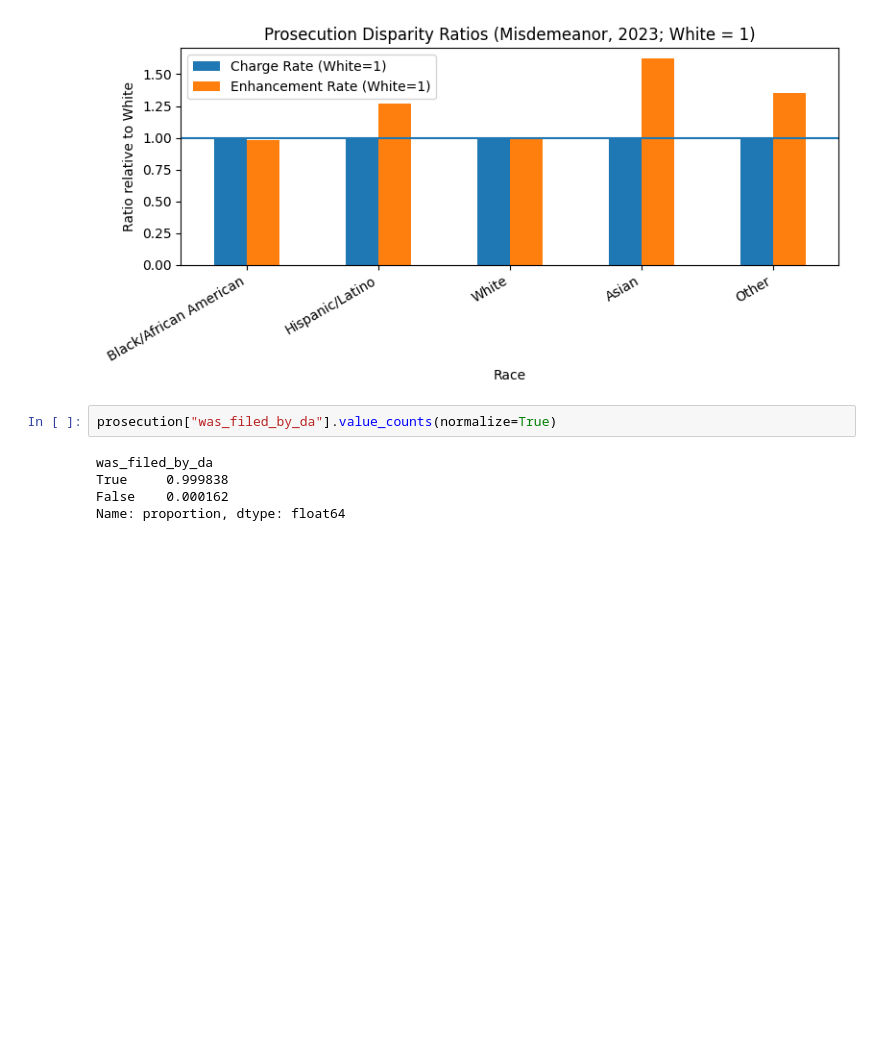
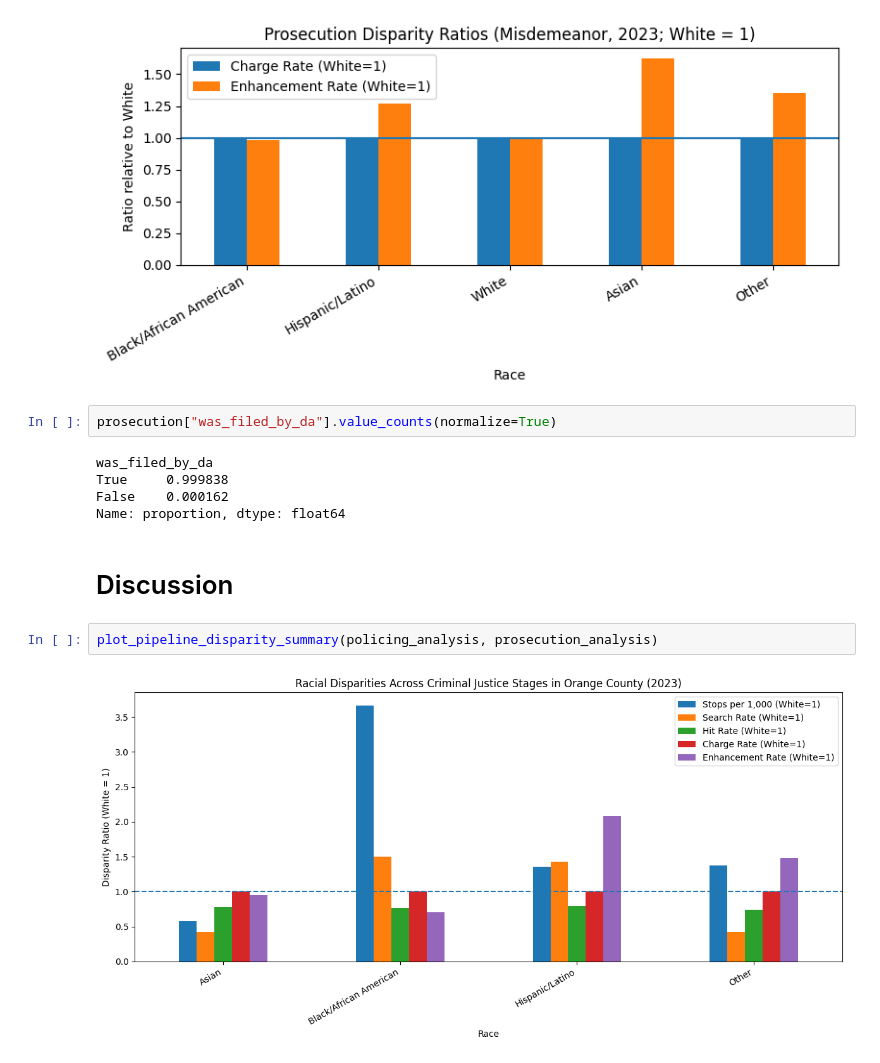
Before and after one commit to laurenbchu/honors-thesis, a Jupyter notebook: notebooks/analysis.ipynb, the cells around one changed output. Drawn from its saved outputs; the diff is of its cells as text; blank space fills up the shorter version.

Commit message:
Added summary figure

```diff
--- a/notebooks/analysis.ipynb
+++ b/notebooks/analysis.ipynb
@@ -134,3 +135,9 @@ was_filed_by_da
 True     0.999838
 False    0.000162
 Name: proportion, dtype: float64
+# %% [markdown]
+# Discussion
+# %%
+plot_pipeline_disparity_summary(policing_analysis, prosecution_analysis)
+# %% [output]
+[figure, added]
```
Also changed, not shown: parts of 2 cells of this notebook, 1 other file.
